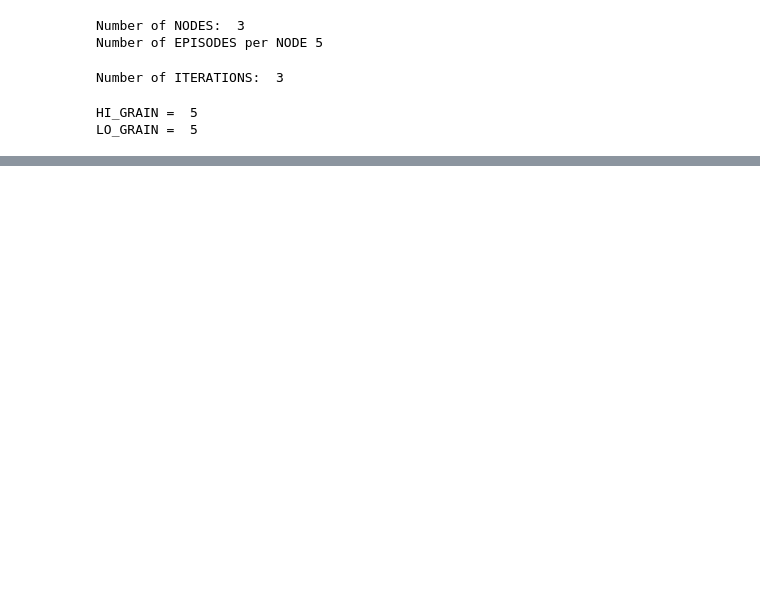
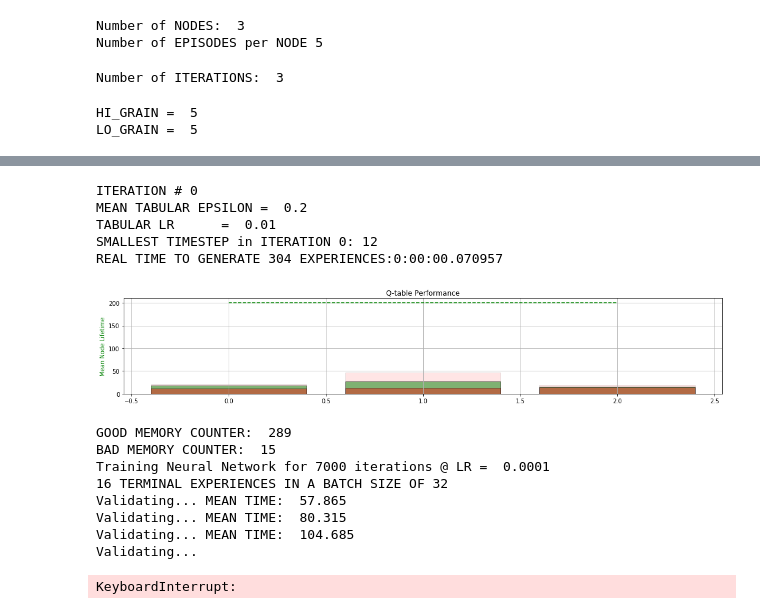
Before and after one commit to 5mali/cartpole_ecosys, a Jupyter notebook: ECO_B/ECO_B5.ipynb, the cells around one changed output, grey strips where cells are left out. Drawn from its saved outputs; the diff is of its cells as text; code cells hidden in the pictures; blank space fills up the shorter version.

```diff
--- a/ECO_B/ECO_B5.ipynb
+++ b/ECO_B/ECO_B5.ipynb
@@ -230,7 +230,7 @@ print("LO_GRAIN = ", LO_GRAIN)
 HI_GRAIN =  5
 LO_GRAIN =  5
 # %%
-def mp_node_run(node_id, boundary, iteration, node_q_table):
+def mp_node_run(node_id, boundary, iteration):
 
     # SET SEED
     ###############################################
@@ -277,7 +277,7 @@ def mp_node_run(node_id, boundary, iteration, node_q_table):
 #     my_QFILE   = './Q_NPY/' + RNDM_STRING + str(node_id) + 'QFILE' + ".npy"
 #     my_Q_TABLE = np.load(node_QFILE)
 
-    Q_np = np.frombuffer(var_dict['Q']).reshape(var_dict['Q_shape'])
+    Q_np = np.frombuffer(var_dict['Q'], dtype=np.float32).reshape(var_dict['Q_shape'])
     my_Q_TABLE = Q_np[:,:,:,:, int(node_id*LO_GRAIN):int((node_id+1)*LO_GRAIN)]
 #     my_Q_TABLE = my_dqn.get_qvals(state_combinations).reshape(HI_GRAIN , HI_GRAIN , HI_GRAIN , HI_GRAIN , LO_GRAIN , -1)
 
@@ -430,7 +430,7 @@ Quantization TIME:  0.0 minutes
 # A global dictionary storing the variables passed from the initializer.
 var_dict = {}
 
-def init_worker(Q):
+def init_worker(Q, Q_shape):
     # Using a dictionary is not strictly necessary. You can also
     # use global variables.
     var_dict['Q'] = Q
@@ -445,4 +445,4 @@ pool = mp.Pool(processes=NO_OF_NODES, initializer=init_worker, initargs=(Q, Q_sh
 
 # SET INITIAL NODE BOUDNARIES FOR ALL NODES
 node_boundaries = [init_node_boundary] * NO_OF_NODES
-node_q_table = init_q_table
+# node_q_table = init_q_table
@@ -462,9 +480,9 @@ while iteration < MAX_NO_OF_ITERATIONS:
 
     # MAP GYM ENVIRONMENT TO EACH PROCESS IN THE POOL
     ##################################################################
-    q_table_list = [node_q_table]* NO_OF_NODES
+#     q_table_list = [node_q_table]* NO_OF_NODES
     iter_list = [iteration] * NO_OF_NODES
-    arg_list = [arg for arg in zip(range(NO_OF_NODES), node_boundaries, iter_list, q_table_list)]
+    arg_list = [arg for arg in zip(range(NO_OF_NODES), node_boundaries, iter_list)]
     result   = pool.starmap(mp_node_run, arg_list)
     ##################################################################
 
@@ -624,11 +642,11 @@ while iteration < MAX_NO_OF_ITERATIONS:
 
     start = timeit.default_timer()
     # GET Q-VALUES
-    %memit node_q_table = best_dqn.get_qvals(node_state_combinations).reshape(HI_GRAIN , HI_GRAIN , HI_GRAIN , HI_GRAIN , LO_GRAIN*NO_OF_NODES , -1).astype(np.float16)
+    %memit node_q_table = best_dqn.get_qvals(node_state_combinations).reshape(HI_GRAIN , HI_GRAIN , HI_GRAIN , HI_GRAIN , LO_GRAIN*NO_OF_NODES , -1).astype(np.float32)
 
     # SAVE QFILE
 #     np.save(node_QFILE, node_q_table)
-    np.copyto(Q_np, node_q_table)
+    np.copyto(Q_np, node_q_table.astype(np.float32))
     stop = timeit.default_timer()
 
 #     ##################################################################
@@ -640,33 +658,49 @@ while iteration < MAX_NO_OF_ITERATIONS:
 # #         # SET STATE VALUE BORDERS AS REQUESTED BY THE NODE
 # #         ###############################################
 #         [C_POS_MAX, C_VEL_MAX, P_ANG_MAX, P_VEL_MAX, LENGTH_MAX,
 #          C_POS_MIN, C_VEL_MIN, P_ANG_MIN, P_VEL_MIN, LENGTH_MIN]  = node_boundaries[node_id]
 # #         ###############################################
 #         print(node_id,'-max-',node_boundaries[node_id][:N_STATES])
 #         print(node_id,'-min-',node_boundaries[node_id][N_STATES:])
 #         print("")
 
 # #         node_boundaries[node_id] = [C_POS_ABS_MAX, C_VEL_ABS_MAX, P_ANG_ABS_MAX, P_VEL_ABS_MAX, LENGTH_MAX,
 # #                                     C_POS_ABS_MIN, C_VEL_ABS_MIN, P_ANG_ABS_MIN, P_VEL_ABS_MIN, LENGTH_MIN]
 # #         # CREATE STATE COMBINATIONS
 # #         ###############################################
 
 #     node_state_combinations = ndim_grid([C_POS_ABS_MIN, C_VEL_ABS_MIN, P_ANG_ABS_MIN, P_VEL_ABS_MIN, LENGTH_ABS_MIN ],
 #                                         [C_POS_ABS_MAX, C_VEL_ABS_MAX, P_ANG_ABS_MAX, P_VEL_ABS_MAX, LENGTH_ABS_MAX ],
 #                                         [HI_GRAIN , HI_GRAIN , HI_GRAIN , HI_GRAIN , LO_GRAIN   ])
 #         ###############################################
 #     start = timeit.default_timer()
 #     # GET Q-VALUES
 #     %memit node_q_table = best_dqn.get_qvals(node_state_combinations).reshape(HI_GRAIN , HI_GRAIN , HI_GRAIN , HI_GRAIN , LO_GRAIN , -1).astype(np.float16)
 
 #     # SAVE QFILE
 #     np.save(node_QFILE, node_q_table)
 #         #############################################################################################################################################
 #     stop = timeit.default_timer()
 #     print("Quantization TIME: ", np.round((stop-start)/60,2), "minutes")
     iteration += 1
 pool.close()
 pool.join()
+# %% [output]
+ITERATION # 0
+MEAN TABULAR EPSILON =  0.2
+TABULAR LR      =  0.01
+SMALLEST TIMESTEP in ITERATION 0: 12
+REAL TIME TO GENERATE 304 EXPERIENCES:0:00:00.070957
+[figure, added]
+GOOD MEMORY COUNTER:  289
+BAD MEMORY COUNTER:  15
+Training Neural Network for 7000 iterations @ LR =  0.0001
+16 TERMINAL EXPERIENCES IN A BATCH SIZE OF 32
+Validating... MEAN TIME:  57.865
+Validating... MEAN TIME:  80.315
+Validating... MEAN TIME:  104.685
+Validating...
+KeyboardInterrupt:
 # %%
 print("Total Parallel Timesteps : ", total_parallel_timesteps)
 print("Total Serial Timesteps   : ", total_serial_timesteps)
```
Also changed, not shown: parts of 3 cells of this notebook.
